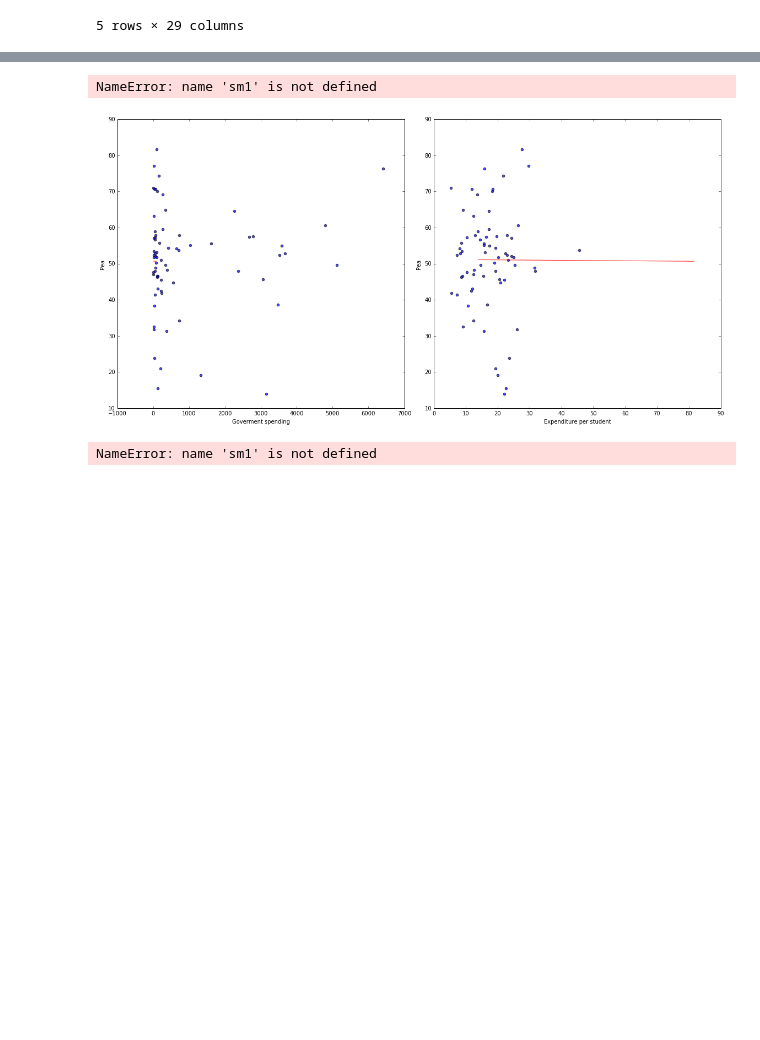
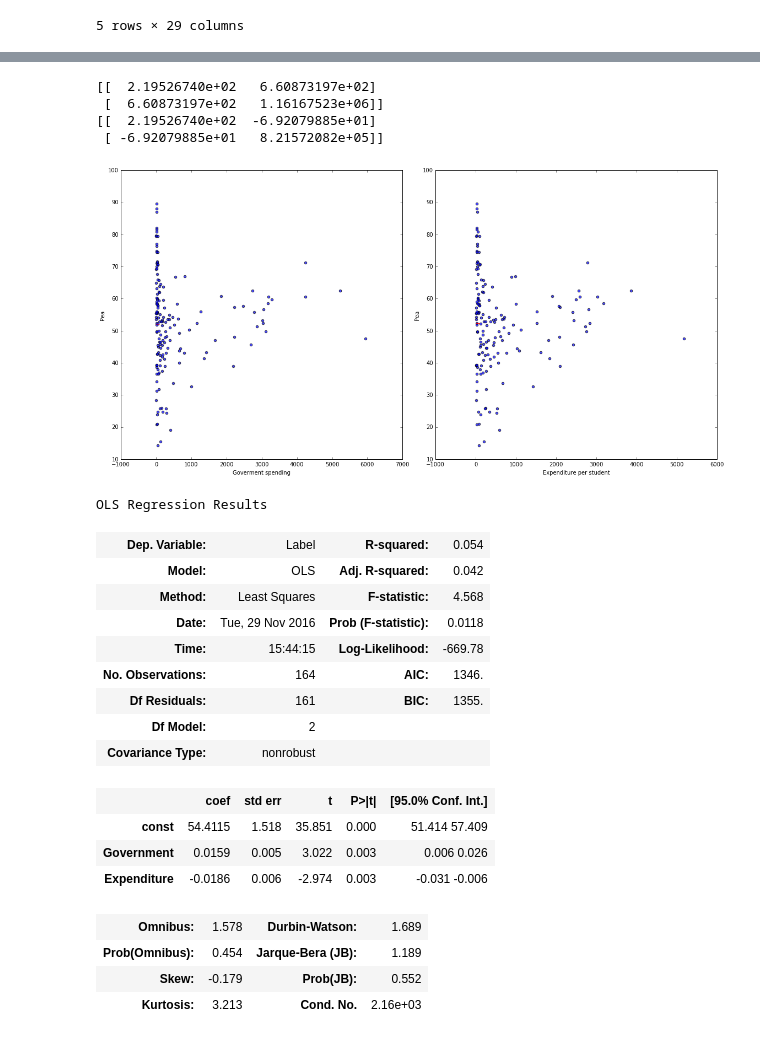
Before and after one commit to Formulos/CD_projeto3, a Jupyter notebook: Projeto-3/Projeto 3 - 1 entrega.ipynb, the cells around one changed output, grey strips where cells are left out. Saved outputs shown, nothing was run; the diff lists cells and outputs as text; code cells hidden in the pictures; blank space fills up the shorter version.

```diff
--- a/Projeto-3/Projeto 3 - 1 entrega.ipynb
+++ b/Projeto-3/Projeto 3 - 1 entrega.ipynb
@@ -127,6 +127,8 @@ ax[0].set_ylabel("Pea")
 
 y = Data_Total.Label #variavel resposta
 x = Data_Total.Government
+
+print(np.cov(y,x))
 
 
 X_prime,y_hat,summary_G = minimos_quadrados(x,y)
@@ -138,21 +140,43 @@ ax[1].set_ylabel("Pea")
 
 
 x = Data_Total.Expenditure
+
+print(np.cov(y,x))
 X_prime,y_hat,summary_E = minimos_quadrados(x,y)
 ax[1].plot(X_prime[:, 1], y_hat, 'r', alpha=0.9)
 
 plt.tight_layout(1)
 # %% [output]
-NameError: name 'sm1' is not defined
+[[  2.19526740e+02   6.60873197e+02]
+ [  6.60873197e+02   1.16167523e+06]]
+[[  2.19526740e+02  -6.92079885e+01]
+ [ -6.92079885e+01   8.21572082e+05]]
-[figure, old version]
+[figure, new version]
 # %%
-x=Data_Total.iloc[:,(2,3)]
+X=Data_Total.iloc[:,(2,3)]
 
-X=sm1.add_constant(X)  # Adds a constant term to the predictor
+X=sm.add_constant(X)  # Adds a constant term to the predictor
 X.head()
 
-model=sm1.OLS(y, X)
+model=sm.OLS(y, X)
 fit=model.fit()
 fit.summary()
 # %% [output]
-NameError: name 'sm1' is not defined
+OLS Regression Results
+| Dep. Variable: | Label | R-squared: | 0.054 |
+| Model: | OLS | Adj. R-squared: | 0.042 |
+| Method: | Least Squares | F-statistic: | 4.568 |
+| Date: | Tue, 29 Nov 2016 | Prob (F-statistic): | 0.0118 |
+| Time: | 15:44:15 | Log-Likelihood: | -669.78 |
+| No. Observations: | 164 | AIC: | 1346. |
+| Df Residuals: | 161 | BIC: | 1355. |
+| Df Model: | 2 |  |  |
+| Covariance Type: | nonrobust |  |  |
+|  | coef | std err | t | P>|t| | [95.0% Conf. Int.] |
+| const | 54.4115 | 1.518 | 35.851 | 0.000 | 51.414 57.409 |
+| Government | 0.0159 | 0.005 | 3.022 | 0.003 | 0.006 0.026 |
+| Expenditure | -0.0186 | 0.006 | -2.974 | 0.003 | -0.031 -0.006 |
+| Omnibus: | 1.578 | Durbin-Watson: | 1.689 |
+| Prob(Omnibus): | 0.454 | Jarque-Bera (JB): | 1.189 |
+| Skew: | -0.179 | Prob(JB): | 0.552 |
+| Kurtosis: | 3.213 | Cond. No. | 2.16e+03 |
```
Also changed, not shown: parts of 2 cells of this notebook, 3 other files.
